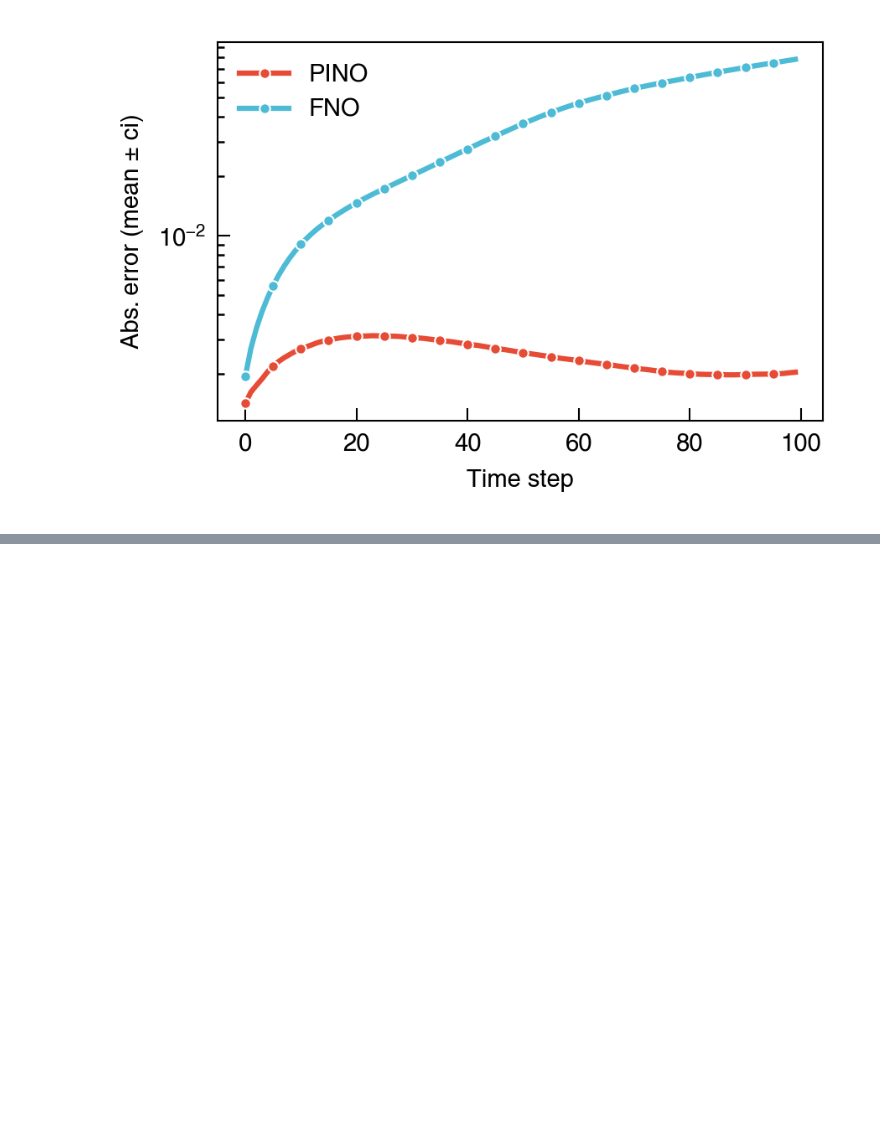
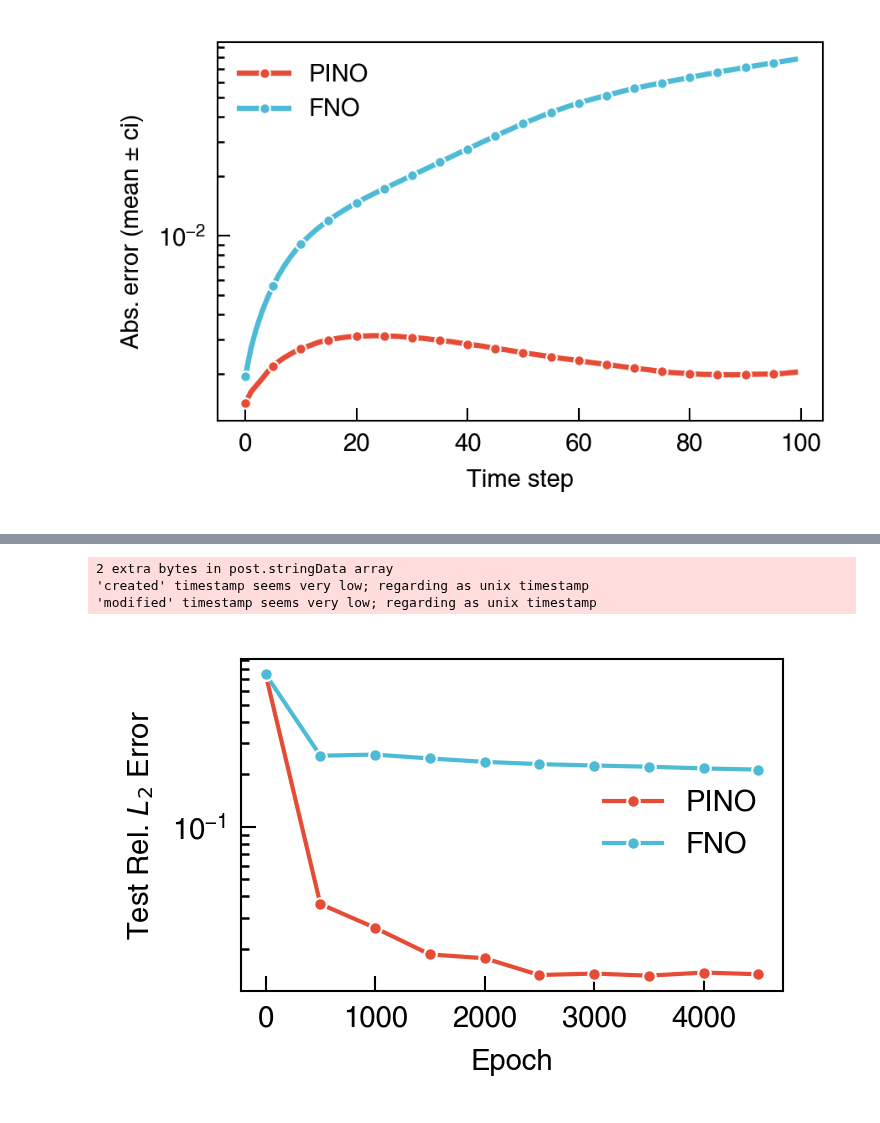
Before and after one commit to NanxiiChen/PF-PINO, a Jupyter notebook: corrosion2d/compare.ipynb, the cells around one changed output, grey strips where cells are left out. Cells and saved outputs as stored; diff of their text form; code cells hidden in the pictures; blank space fills up the shorter version.

```diff
--- a/corrosion2d/compare.ipynb
+++ b/corrosion2d/compare.ipynb
@@ -216,0 +370,47 @@ fig.tight_layout()
+# %%
+epochs = jnp.arange(0, configs.epochs, configs.test_every)
+
+l2_pino_list = []
+l2_fno_list = []
+
+def compute_l2(model, x_test, y_test, test_meshes, dt):
+    auto_reg_fn = partial(
+        model.auto_reg,
+        meshes=test_meshes,
+        dt=jnp.array(dt),
+        steps=100,
+    )
+    y_test_pred = jax.vmap(auto_reg_fn,)(x_test)
+
+    # shape [sample, T, channel, spatialx, spatialy]
+    l2 = jnp.linalg.norm(y_test_pred - y_test, axis=(3,4)) / jnp.linalg.norm(y_test, axis=(3,4))
+    l2 = jnp.mean(l2)  # avg over samples、T and channels
+    return l2
+
+for epoch in epochs:
+    weight_pino = os.path.join(save_dir_pino, f"epoch_{epoch}.eqx")
+    model_pino = eqx.tree_deserialise_leaves(weight_pino, model_skeleton)
+    l2_pino = compute_l2(model_pino, u0, y_test, meshes, dt)
+    l2_pino_list.append(l2_pino)
+    weight_fno = os.path.join(save_dir_fno, f"epoch_{epoch}.eqx")
+    model_fno = eqx.tree_deserialise_leaves(weight_fno, model_skeleton)
+    l2_fno = compute_l2(model_fno, u0, y_test, meshes, dt)
+    l2_fno_list.append(l2_fno)
+# %%
+fig, ax = plt.subplots(1, 1, figsize=(2.4, 1.6))
+ax.plot(epochs, l2_pino_list, label="PINO", lw=1, marker='o', markersize=3,
+        markeredgecolor="white", markeredgewidth=0.5)
+ax.plot(epochs, l2_fno_list, label="FNO", lw=1, marker='o', markersize=3,
+        markeredgecolor="white", markeredgewidth=0.5)
+ax.set_yscale("log")
+ax.set_xlabel("Epoch")
+ax.set_ylabel("Test Rel. $L_2$ Error")
+ax.legend()
+fig.tight_layout()
+fig.savefig(os.path.join(save_fig_dir, "corrosion2d_test_l2.pdf"), dpi=450,
+            bbox_inches='tight', pad_inches=0.0)
+# %% [output]
+2 extra bytes in post.stringData array
+'created' timestamp seems very low; regarding as unix timestamp
+'modified' timestamp seems very low; regarding as unix timestamp
+[figure, added]
```
Also changed, not shown: parts of 7 cells of this notebook, 3 other files.
